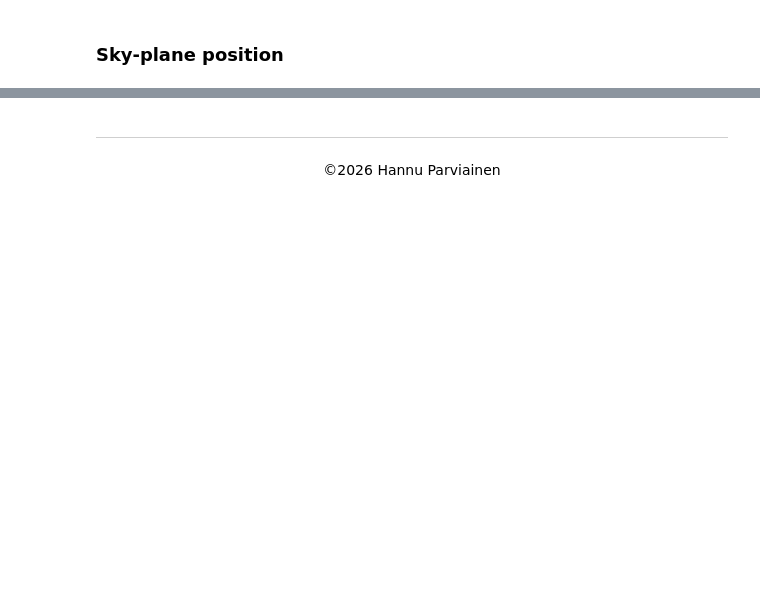
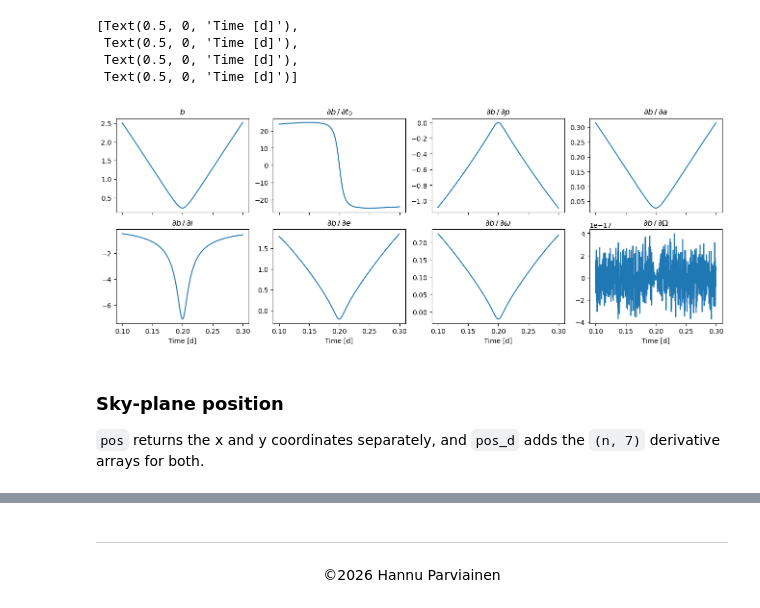
Before and after one commit to hpparvi/MeepMeep, a Jupyter notebook: notebooks/single_point_2d.ipynb, the cells around one changed output, grey strips where cells are left out. Drawn from its saved outputs; the diff is of its cells as text; code cells hidden in the pictures; blank space fills up the shorter version.

```diff
--- a/notebooks/single_point_2d.ipynb
+++ b/notebooks/single_point_2d.ipynb
@@ -36,12 +78,22 @@ max(abs(d - sep(times, t0, p, c, tk)))
 # %%
 fig, axs = subplots(2, 4, figsize=(13, 5), constrained_layout=True, sharex='all')
 axs.flat[0].plot(times, d)
+axs.flat[0].set_title('$b$')
 
 for j, dp in enumerate(dd.T):
     axs.flat[j+1].plot(times, dp)
-    axs.flat[j+1].set_title(fr"$\delta$b / $\delta${pars[j]}")
+    axs.flat[j+1].set_title(fr"$\partial b\,/\,\partial {pars[j]}$")
+setp(axs[-1, :], xlabel='Time [d]')
+# %% [output]
+[Text(0.5, 0, 'Time [d]'),
+ Text(0.5, 0, 'Time [d]'),
+ Text(0.5, 0, 'Time [d]'),
+ Text(0.5, 0, 'Time [d]')]
+[figure, added]
 # %% [markdown]
 ### Sky-plane position
+
+`pos` returns the x and y coordinates separately, and `pos_d` adds the `(n, 7)` derivative arrays for both.
 # %%
 x, y, dx, dy = pos_d(times, t0, p, c, dc, tk)
 
```
Also changed, not shown: parts of 37 cells of this notebook.
